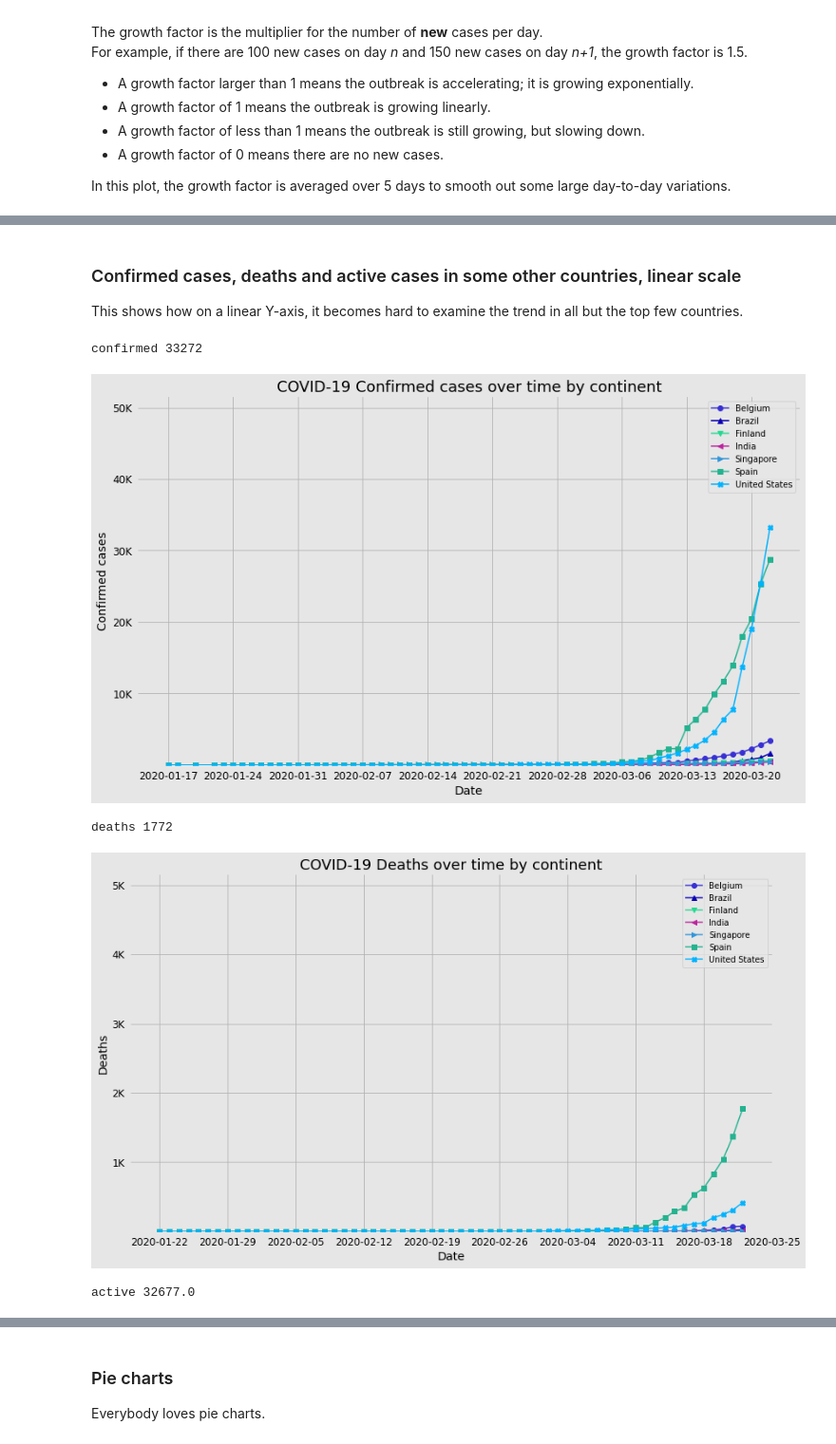
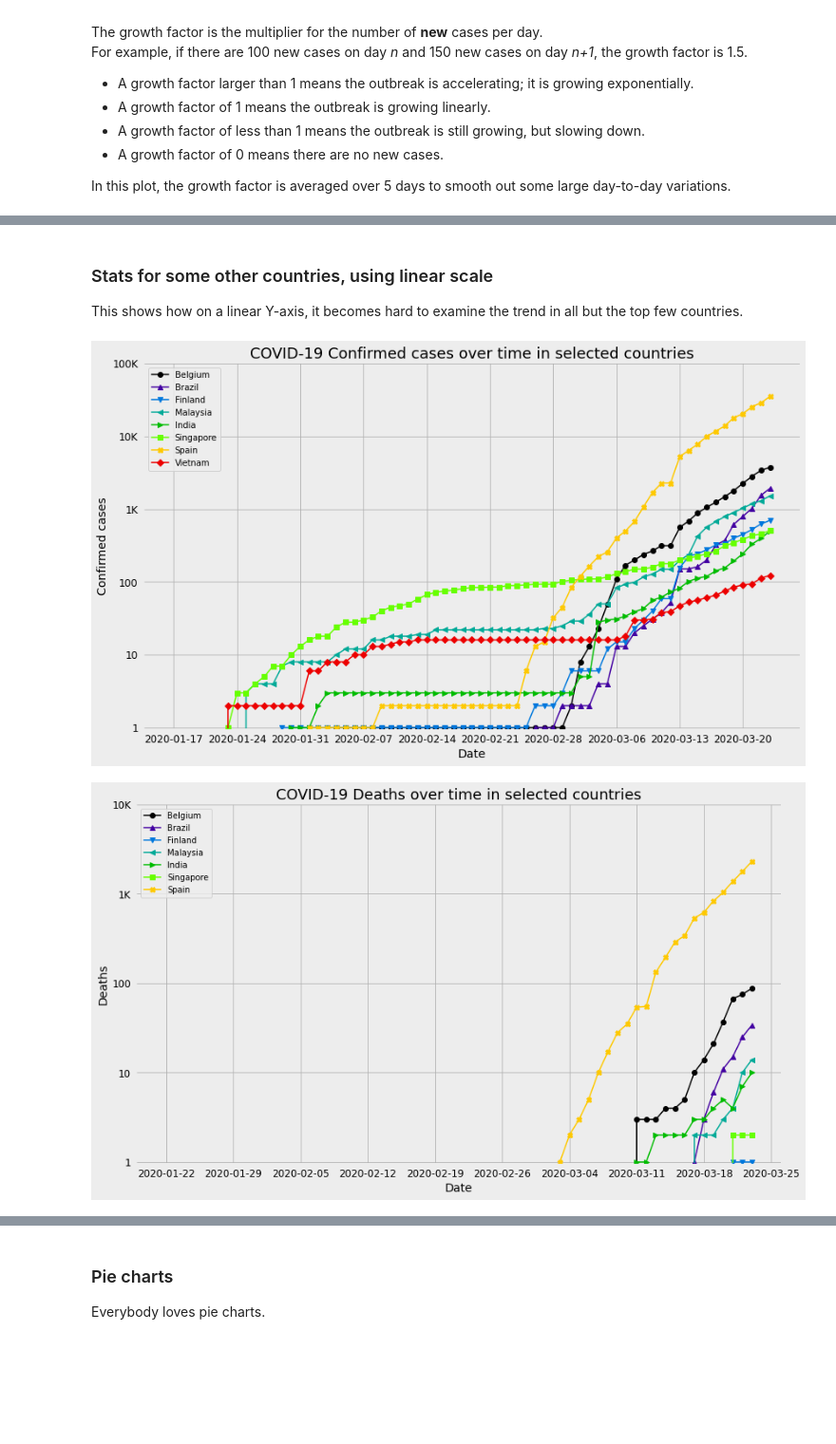
Before and after one commit to JeroenKools/covid19, a Jupyter notebook: COVID-19.ipynb, the cells around one changed output, grey strips where cells are left out. Shown at 95% size. Cells and saved outputs as stored; diff of their text form; code cells hidden in the pictures; blank space fills up the shorter version.

```diff
--- a/COVID-19.ipynb
+++ b/COVID-19.ipynb
@@ -118,13 +118,9 @@ Venezuela            Vietnam              Zambia               Zimbabwe
 # %% [markdown]
 ### Plot trends over calendar date in selected countries
 # %%
-# The list of countries is easy to modify
 countries_to_plot = ["China", "Japan", "South Korea", "United States", "Italy", "Iran", "Germany",
-                     "France", "Spain", "Netherlands", "United Kingdom", "All except China"]
+                     "France", "Spain", "Netherlands", "United Kingdom", "World"]
 
 for y_metric in ["confirmed", "deaths", "active"]:
-    data.plot("calendar_date", y_metric, countries_to_plot, fixed_country_colors=False)
-
-data.plot("calendar_date", "deaths/confirmed", countries_to_plot, min_cases=50,
-          use_log_scale=False, fixed_country_colors=False)
+    data.plot("calendar_date", y_metric, countries_to_plot)
 # %% [output]
@@ -149,8 +146,8 @@ data.plot("day_number", "active", countries_to_plot, min_cases=40, fixed_country
 # %% [markdown]
 ### Cases by continent
 # %%
-continents = ["Africa", "Asia", "Europe", "North America", "South America", "Oceania"]
+continents = ["Asia", "Europe", "Africa", "North America", "South America", "Oceania"]
 
-for y_metric in ["confirmed", "deaths", "active"]:
-    data.plot("calendar_date", y_metric, continents, fixed_country_colors=True)
+for y_metric in ["confirmed", "deaths", "active", "new confirmed"]:
+    data.plot("calendar_date", y_metric, continents, fixed_country_colors=False)
 # %% [output]
@@ -181,15 +176,12 @@ data.plot("day_number", "growth_factor", countries_to_plot2, min_cases=500, sigm
 # %% [markdown]
-### Confirmed cases, deaths and active cases in some other countries, linear scale
+### Stats for some other countries, using linear scale
 
 This shows how on a linear Y-axis, it becomes hard to examine the trend in all but the top few countries.
 # %%
 for y_metric in ["confirmed", "deaths", "active"]:
     data.plot("calendar_date", y_metric,
-         ["Belgium", "Brazil", "Finland", "India", "Singapore", "Spain", "United States"],
-         use_log_scale=False)
+         ["Belgium", "Brazil", "Finland", "Malaysia", "India", "Singapore", "Spain", "Vietnam"],
+         use_log_scale=1)
 # %% [output]
-confirmed 33272
-[figure, old version]
+[figure, new version]
-deaths 1772
-[figure, old version]
+[figure, new version]
-active 32677.0
```
Also changed, not shown: parts of 19 cells of this notebook, 2 other files.
